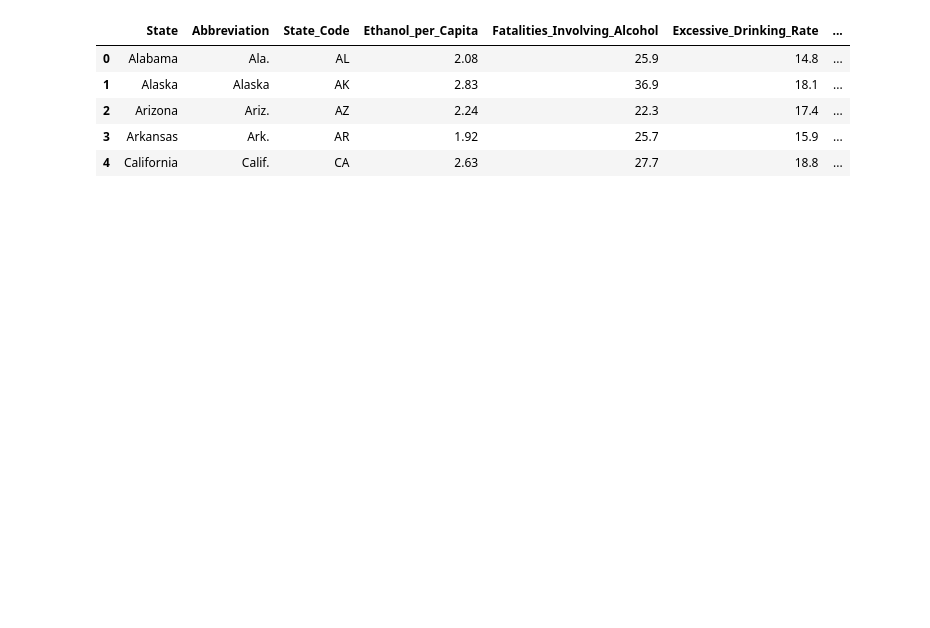
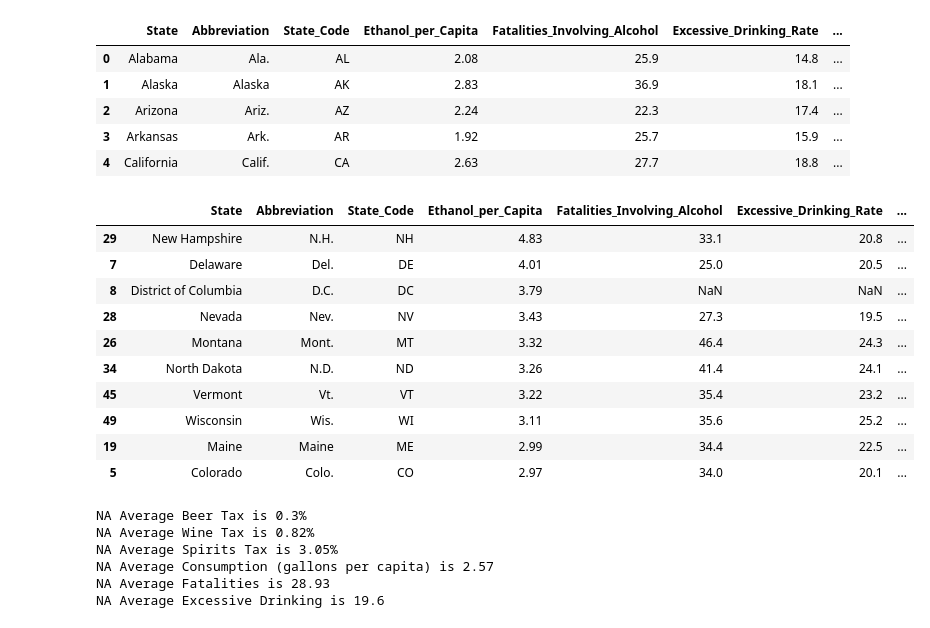
Before and after one commit to UTA-Class-Group-Projects/project_3, a Jupyter notebook: state_taxes.ipynb, the cells around one changed output. Cells and saved outputs as stored; diff of their text form; code cells hidden in the pictures; blank space fills up the shorter version.

Commit message:
work on spend data

```diff
--- a/state_taxes.ipynb
+++ b/state_taxes.ipynb
@@ -40,3 +44,42 @@ merged_df.head()
 | 2 | Arizona | Ariz. | AZ | 2.24 | 22.3 | 17.4 | ... |
 | 3 | Arkansas | Ark. | AR | 1.92 | 25.7 | 15.9 | ... |
 | 4 | California | Calif. | CA | 2.63 | 27.7 | 18.8 | ... |
+# %%
+# top 10 ethanol per capita states
+top_ethanol_states = merged_df.sort_values(by = 'Ethanol_per_Capita', ascending = False)
+top_ethanol_states.head(10)
+# %% [output]
+|  | State | Abbreviation | State_Code | Ethanol_per_Capita | Fatalities_Involving_Alcohol | Excessive_Drinking_Rate | ... |
+| 29 | New Hampshire | N.H. | NH | 4.83 | 33.1 | 20.8 | ... |
+| 7 | Delaware | Del. | DE | 4.01 | 25.0 | 20.5 | ... |
+| 8 | District of Columbia | D.C. | DC | 3.79 | NaN | NaN | ... |
+| 28 | Nevada | Nev. | NV | 3.43 | 27.3 | 19.5 | ... |
+| 26 | Montana | Mont. | MT | 3.32 | 46.4 | 24.3 | ... |
+| 34 | North Dakota | N.D. | ND | 3.26 | 41.4 | 24.1 | ... |
+| 45 | Vermont | Vt. | VT | 3.22 | 35.4 | 23.2 | ... |
+| 49 | Wisconsin | Wis. | WI | 3.11 | 35.6 | 25.2 | ... |
+| 19 | Maine | Maine | ME | 2.99 | 34.4 | 22.5 | ... |
+| 5 | Colorado | Colo. | CO | 2.97 | 34.0 | 20.1 | ... |
+# %%
+# calculate and print averages for the data
+avg_beer_tax = merged_df['Beer_Tax'].mean().round(2)
+avg_wine_tax = merged_df['Wine_Tax'].mean().round(2)
+avg_spirits_tax = merged_df['Spirits_Tax'].mean().round(2)
+avg_ethanol_per_capita = merged_df['Ethanol_per_Capita'].mean().round(2)
+avg_fatatlities = merged_df['Fatalities_Involving_Alcohol'].mean().round(2)
+avg_excessive_drinking = merged_df['Excessive_Drinking_Rate'].mean().round(2)
+
+
+print("NA Average Beer Tax is " + str(avg_beer_tax) + "%")
+print("NA Average Wine Tax is " + str(avg_wine_tax) + "%")
+print("NA Average Spirits Tax is " + str(avg_spirits_tax) + "%")
+print("NA Average Consumption (gallons per capita) is " + str(avg_ethanol_per_capita))
+print("NA Average Fatalities is " + str(avg_fatatlities))
+print("NA Average Excessive Drinking is " + str(avg_excessive_drinking))
+# %% [output]
+NA Average Beer Tax is 0.3%
+NA Average Wine Tax is 0.82%
+NA Average Spirits Tax is 3.05%
+NA Average Consumption (gallons per capita) is 2.57
+NA Average Fatalities is 28.93
+NA Average Excessive Drinking is 19.6
```
Also changed, not shown: parts of 7 cells of this notebook.
